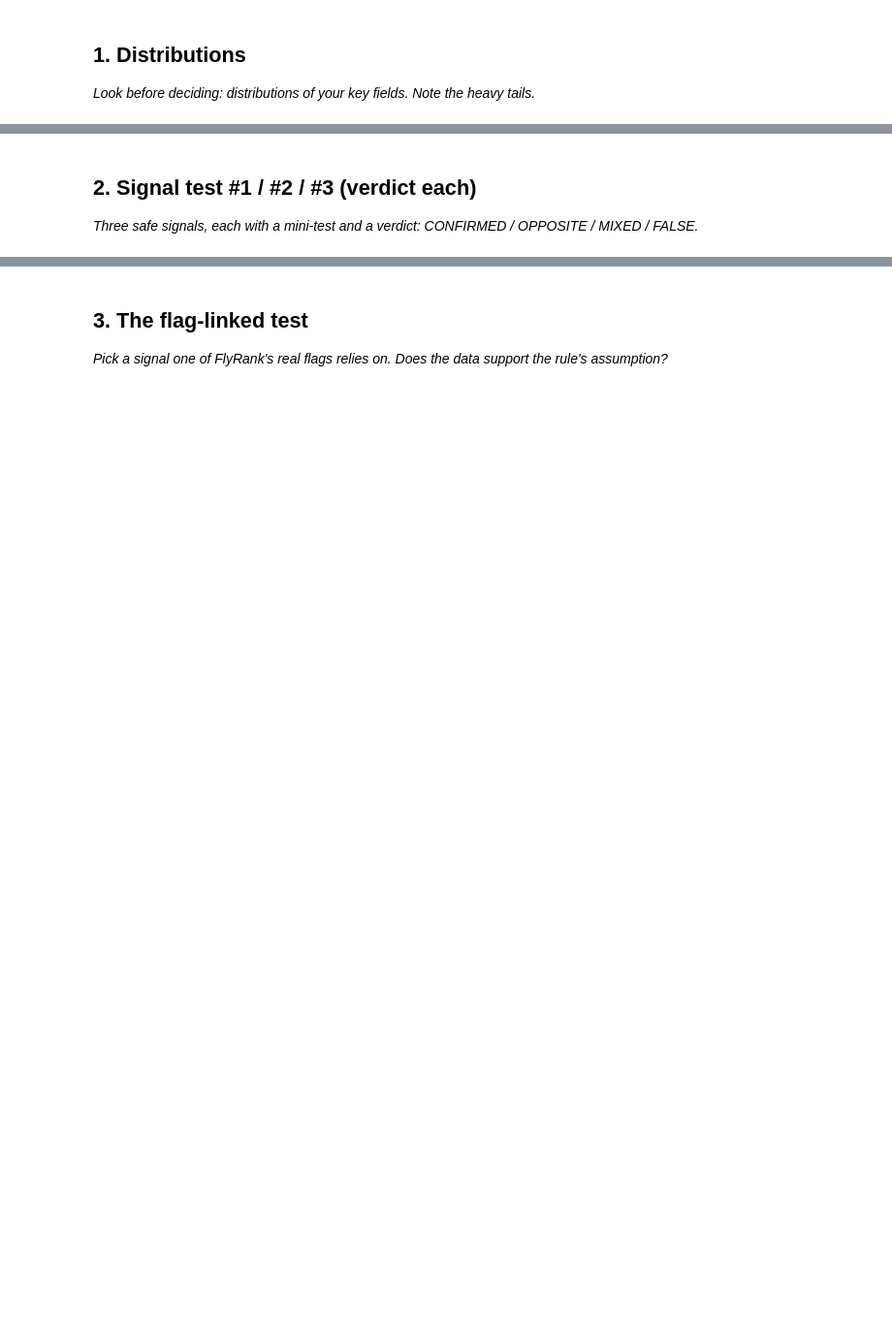
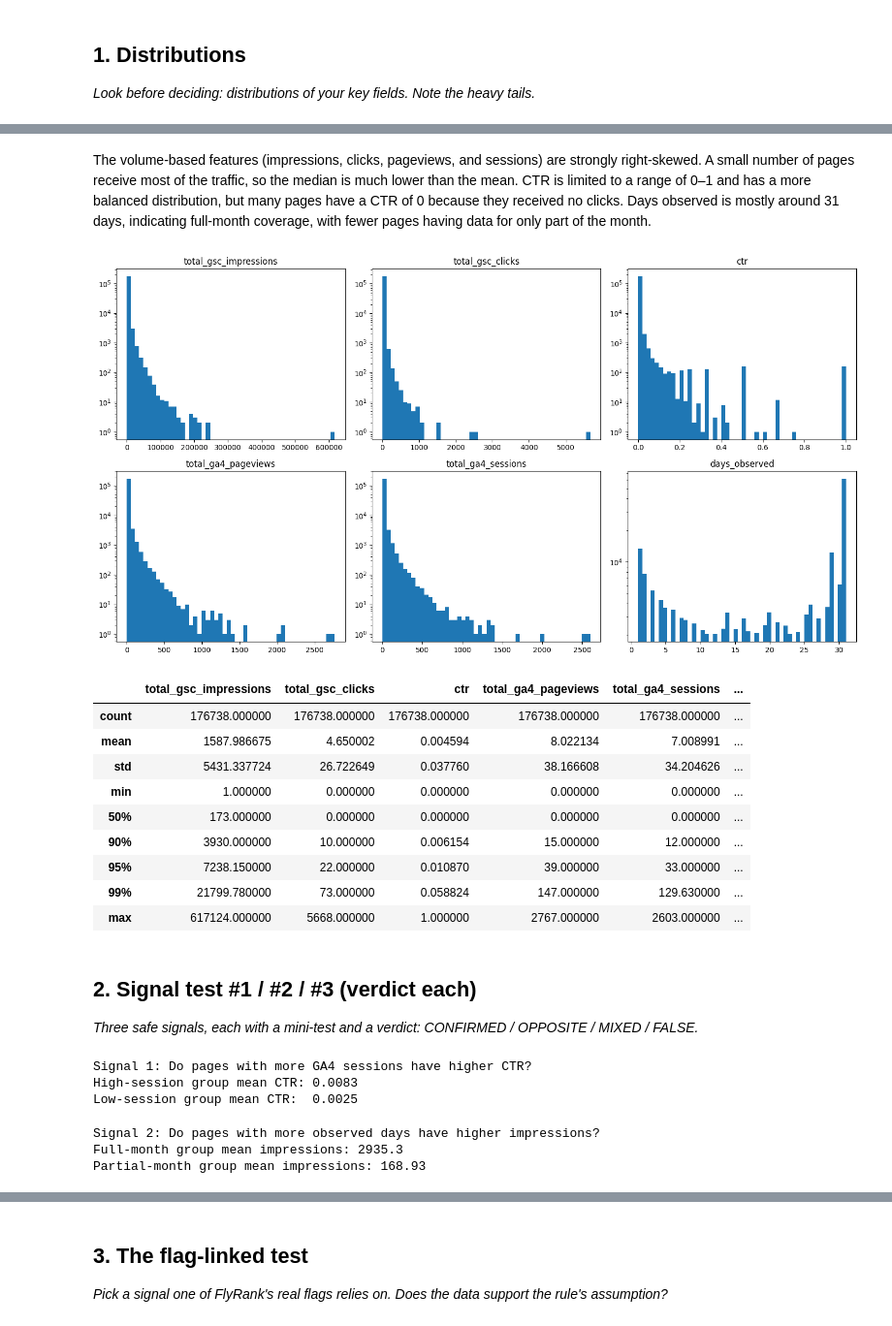
Before and after one commit to mariamemad975/FlyRank_ML, a Jupyter notebook: work/notebooks/w04_signal_audit.ipynb, the cells around one changed output, grey strips where cells are left out. Shown at 97% size. Cells and saved outputs as stored; diff of their text form; code cells hidden in the pictures; blank space fills up the shorter version.

```diff
--- a/work/notebooks/w04_signal_audit.ipynb
+++ b/work/notebooks/w04_signal_audit.ipynb
@@ -16,3 +58,35 @@ This skeleton is yours to fill. Work the sections **in order** — each one has
+# %% [markdown]
+The volume-based features (impressions, clicks, pageviews, and sessions) are strongly right-skewed. A small number of pages receive most of the traffic, so the median is much lower than the mean. CTR is limited to a range of 0–1 and has a more balanced distribution, but many pages have a CTR of 0 because they received no clicks. Days observed is mostly around 31 days, indicating full-month coverage, with fewer pages having data for only part of the month.
+# %%
+import matplotlib.pyplot as plt
+fields = [
+    'total_gsc_impressions',
+    'total_gsc_clicks',
+    'ctr',
+    'total_ga4_pageviews',
+    'total_ga4_sessions',
+    'days_observed']
+fig, axes = plt.subplots(2, 3, figsize=(15, 8))
+for ax, field in zip(axes.flat, fields):
+    ax.hist(feature_df[field], bins=50)
+    ax.set_title(field)
+    ax.set_yscale('log')
+plt.tight_layout()
+plt.show()
+
+display(feature_df[fields].describe(percentiles=[0.5, 0.9, 0.95, 0.99]))
+# %% [output]
+[figure, added]
+|  | total_gsc_impressions | total_gsc_clicks | ctr | total_ga4_pageviews | total_ga4_sessions | ... |
+| count | 176738.000000 | 176738.000000 | 176738.000000 | 176738.000000 | 176738.000000 | ... |
+| mean | 1587.986675 | 4.650002 | 0.004594 | 8.022134 | 7.008991 | ... |
+| std | 5431.337724 | 26.722649 | 0.037760 | 38.166608 | 34.204626 | ... |
+| min | 1.000000 | 0.000000 | 0.000000 | 0.000000 | 0.000000 | ... |
+| 50% | 173.000000 | 0.000000 | 0.000000 | 0.000000 | 0.000000 | ... |
+| 90% | 3930.000000 | 10.000000 | 0.006154 | 15.000000 | 12.000000 | ... |
+| 95% | 7238.150000 | 22.000000 | 0.010870 | 39.000000 | 33.000000 | ... |
+| 99% | 21799.780000 | 73.000000 | 0.058824 | 147.000000 | 129.630000 | ... |
+| max | 617124.000000 | 5668.000000 | 1.000000 | 2767.000000 | 2603.000000 | ... |
 # %% [markdown]
 ## 2. Signal test #1 / #2 / #3 (verdict each)
 
@@ -20,3 +94,31 @@ This skeleton is yours to fill. Work the sections **in order** — each one has
 # %%
 # This cell is for CODE (numbers, a query, a check).
 # Write your text answer in the cell ABOVE this one — typing sentences here breaks Run All.
+
+median_sessions = feature_df['total_ga4_sessions'].median()
+high_sessions = feature_df[
+    feature_df['total_ga4_sessions'] > median_sessions]['ctr']
+low_sessions = feature_df[
+    feature_df['total_ga4_sessions'] <= median_sessions]['ctr']
+
+print("Signal 1: Do pages with more GA4 sessions have higher CTR?")
+print("High-session group mean CTR:", round(high_sessions.mean(), 4))
+print("Low-session group mean CTR: ", round(low_sessions.mean(), 4))
+# %% [output]
+Signal 1: Do pages with more GA4 sessions have higher CTR?
+High-session group mean CTR: 0.0083
+Low-session group mean CTR:  0.0025
+# %%
+median_days = feature_df['days_observed'].median()
+full_month = feature_df[
+    feature_df['days_observed'] >= median_days]['total_gsc_impressions']
+partial_month = feature_df[
+    feature_df['days_observed'] < median_days]['total_gsc_impressions']
+
+print("Signal 2: Do pages with more observed days have higher impressions?")
+print("Full-month group mean impressions:", round(full_month.mean(), 2))
+print("Partial-month group mean impressions:", round(partial_month.mean(), 2))
+# %% [output]
+Signal 2: Do pages with more observed days have higher impressions?
+Full-month group mean impressions: 2935.3
+Partial-month group mean impressions: 168.93
```
Also changed, not shown: parts of 7 cells of this notebook.
